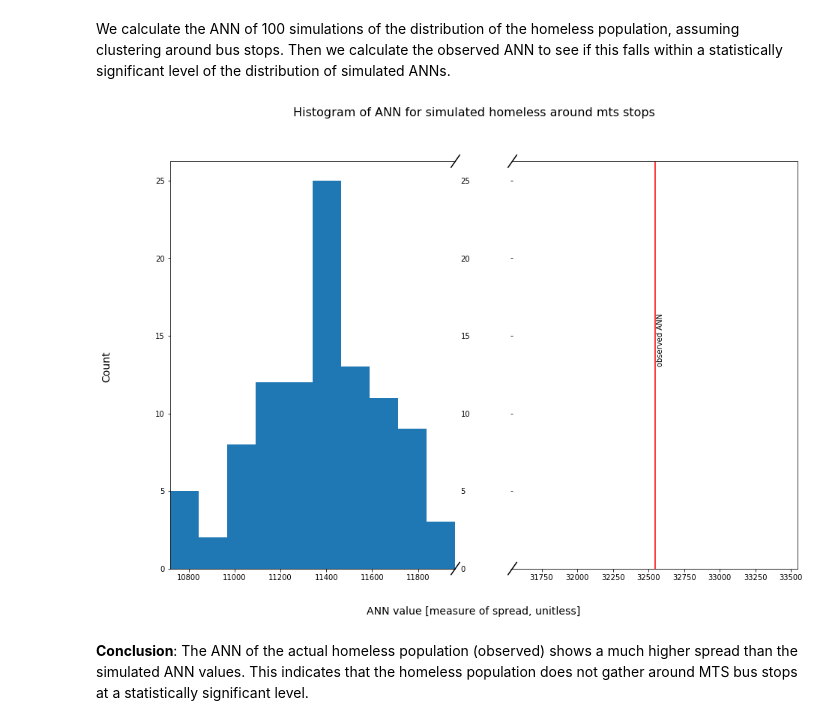
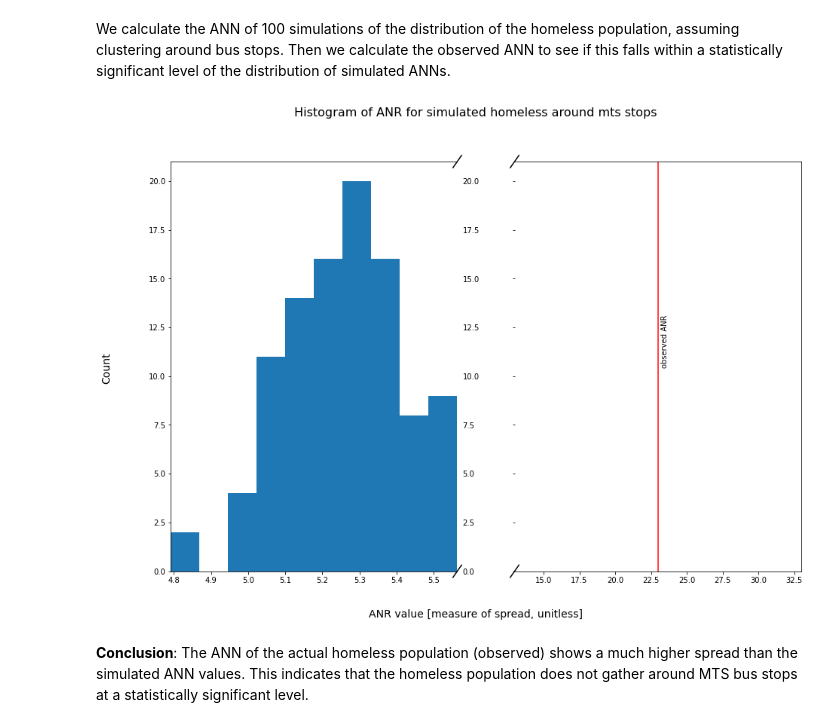
Before and after one commit to joddle/SD_homeless_project, a Jupyter notebook: sd_homeless_analysis_toggle.ipynb, the cells around one changed output. Saved outputs shown, nothing was run; the diff lists cells and outputs as text; code cells hidden in the pictures.

```diff
--- a/sd_homeless_analysis_toggle.ipynb
+++ b/sd_homeless_analysis_toggle.ipynb
@@ -443,2 +460,2 @@ get_ANN(points_df = simulated_points_df[1:100], ref_points_df = downtown_mts_sto
 # %%
-simulated_ANNs = get_simulated_ANNs(ref_points_df = downtown_mts_stops_df, number_of_cycles = 100, points_per_ref = 30)
+simulated_ANRs = get_simulated_ANRs(ref_points_df = downtown_mts_stops_df, number_of_cycles = 100)
@@ -445,22 +464,22 @@ simulated_ANNs = get_simulated_ANNs(ref_points_df = downtown_mts_stops_df, numbe
 # %%
-def plot_simulated_ANNs_and_observed_ANN(simulated_ANNs, observed_ANN):
-  simulated_points_array = np.asarray(simulated_ANNs)
+def plot_simulated_ANRs_and_observed_ANR(simulated_ANRs, observed_ANR):
+  simulated_points_array = np.asarray(simulated_ANRs)
   # if all simulated points smaller than observed, a broken axis can be helpful:
-  if simulated_ANNs['ANNs'].all() < observed_ANN:
+  if simulated_ANRs['ANRs'].all() < observed_ANN:
     fig, (ax,ax2) = plt.subplots(1, 2, figsize = (15,10), sharey = True, facecolor = 'w')
-    fig.suptitle('Histogram of ANN for simulated homeless around mts stops', fontsize = 16)
-    fig.text(0.5, 0.04, 'ANN value [measure of spread, unitless]', ha='center', fontsize = 14)
+    fig.suptitle('Histogram of ANR for simulated homeless around mts stops', fontsize = 16)
+    fig.text(0.5, 0.04, 'ANR value [measure of spread, unitless]', ha='center', fontsize = 14)
     fig.text(0.04, 0.5, 'Count', va='center', rotation='vertical', fontsize = 14)
 
     ax.hist(simulated_points_array)
-    ax2.axvline(x = observed_ANN, color = 'red')
+    ax2.axvline(x = observed_ANR, color = 'red')
     ymin, ymax = ax.get_ylim()
-    plt.text(observed_ANN + 10.0, ymax / 2, 'observed ANN', rotation=90)
+    plt.text(observed_ANR + 0.2, ymax / 2, 'observed ANR', rotation=90)
 
-    ax.set_xlim(simulated_ANNs['ANNs'].min(), simulated_ANNs['ANNs'].max())
+    ax.set_xlim(simulated_ANRs['ANRs'].min(), simulated_ANRs['ANRs'].max())
     ax.set_ylim(bottom = 0)
     ax.get_yaxis().set_visible(True)
-    ax2.set_xlim(observed_ANN - 1000, observed_ANN + 1000)
+    ax2.set_xlim(observed_ANR - 10, observed_ANR + 10)
     ax2.set_ylim(bottom = 0)
 
     # hide the spines between ax and ax2
@@ -479,8 +498,8 @@ def plot_simulated_ANNs_and_observed_ANN(simulated_ANNs, observed_ANN):
     ax2.plot((-d,+d), (-d,+d), **kwargs)
   else:
     plt.hist(simulated_points_array)
-    plt.title('Histogram of ANN for simulated homeless around mts stops')
-    plt.xlabel('ANN')
+    plt.title('Histogram of ANRs for simulated homeless around mts stops')
+    plt.xlabel('ANR')
     plt.ylabel('Count')
   plt.show()
 # %%
@@ -492,5 +511,5 @@ def plot_simulated_ANNs_and_observed_ANN(simulated_ANNs, observed_ANN):
 We calculate the ANN of 100 simulations of the distribution of the homeless population, assuming clustering around bus stops. Then we calculate the observed ANN to see if this falls within a statistically significant level of the distribution of simulated ANNs.
 # %%
 # reupload the simulated_ANNs
-simulated_ANNs = pd.read_csv('https://github.com/joddle/SD_homeless_project/blob/master/simulated_ANNs.csv?raw=true', index_col = [0])
-simulated_ANNs.head()
+simulated_ANRs = pd.read_csv('https://github.com/joddle/SD_homeless_project/blob/master/simulated_ANRs.csv?raw=true', index_col = [0])
+simulated_ANRs = simulated_ANRs.rename(columns = {'ANNs':'ANRs'})
@@ -499,4 +516,3 @@ observed_ANN = get_ANN(homeless_lat_lon_df, downtown_mts_stops_df)
-# %%
-plot_simulated_ANNs_and_observed_ANN(simulated_ANNs, observed_ANN)
-# %% [output]
-[figure, removed]
+# %%
+observed_ANR = get_ANR(homeless_lat_lon_df, downtown_mts_stops_df)
+# observed_ANR
@@ -503,3 +523,7 @@ plot_simulated_ANNs_and_observed_ANN(simulated_ANNs, observed_ANN)
+# %%
+plot_simulated_ANRs_and_observed_ANR(simulated_ANRs, observed_ANR)
+# %% [output]
+[figure, added]
 # %% [markdown]
 **Conclusion**: The ANN of the actual homeless population (observed) shows a much higher spread than the simulated ANN values. This indicates that the homeless population does not gather around MTS bus stops at a statistically significant level.
 # %%
```
Also changed, not shown: parts of 17 cells of this notebook.
